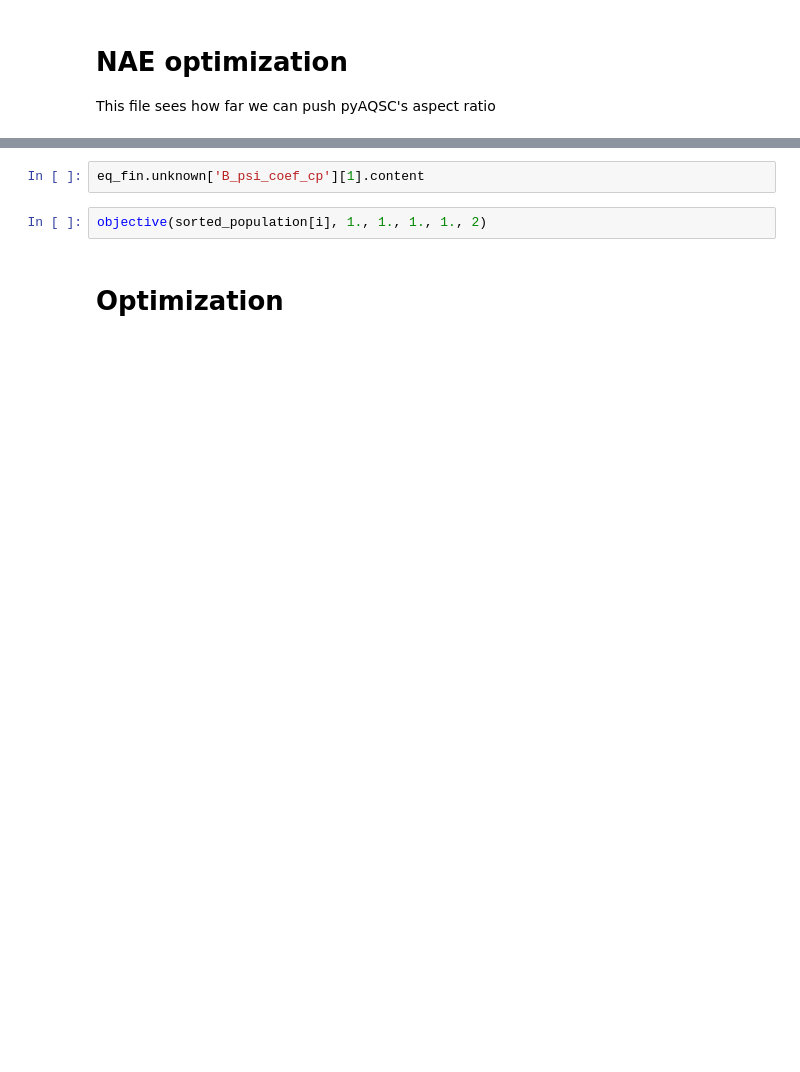
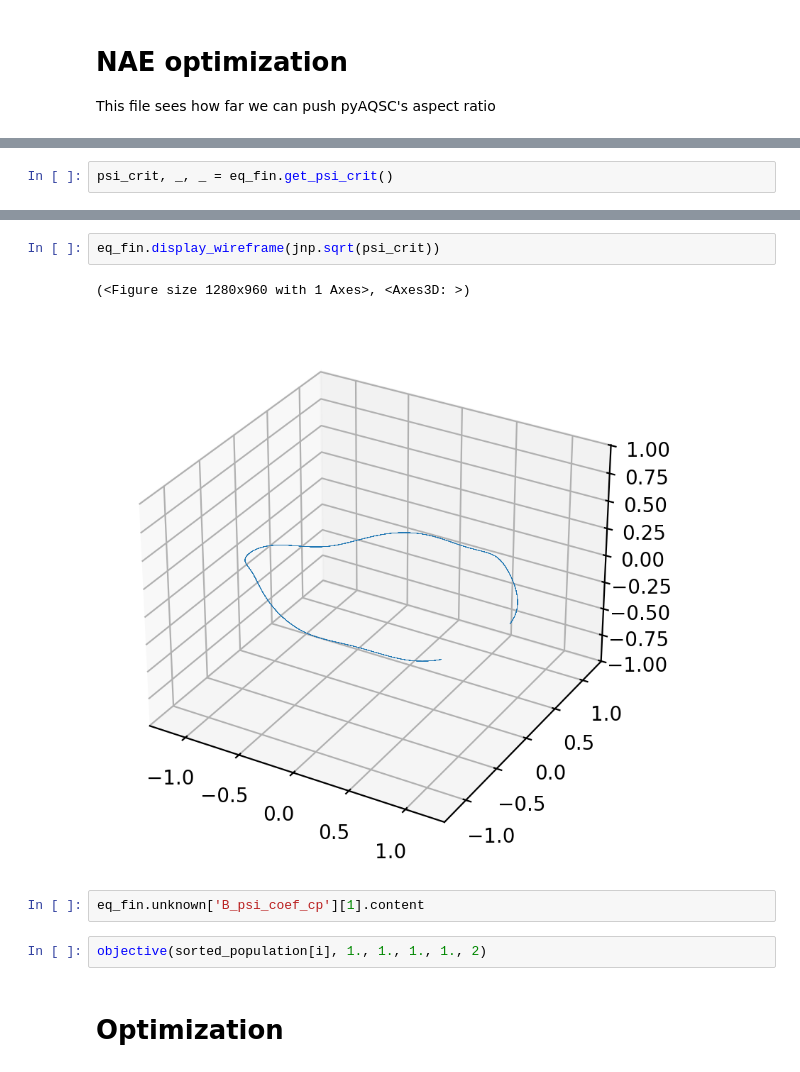
Before and after one commit to lankef/near-axis-optimization, a Jupyter notebook: near_axis_optimization2.ipynb, the cells around one changed output, grey strips where cells are left out. Drawn from its saved outputs; the diff is of its cells as text; blank space fills up the shorter version.

```diff
--- a/near_axis_optimization2.ipynb
+++ b/near_axis_optimization2.ipynb
@@ -552,0 +82,2 @@ KeyboardInterrupt:
+# %%
+psi_crit, _, _ = eq_fin.get_psi_crit()
@@ -553,3 +97,8 @@ KeyboardInterrupt:
+# %%
+eq_fin.display_wireframe(jnp.sqrt(psi_crit))
+# %% [output]
+(<Figure size 1280x960 with 1 Axes>, <Axes3D: >)
+[figure, added]
 # %%
 eq_fin.unknown['B_psi_coef_cp'][1].content
 # %%
```
Also changed, not shown: parts of 43 cells of this notebook, 4 other files.
